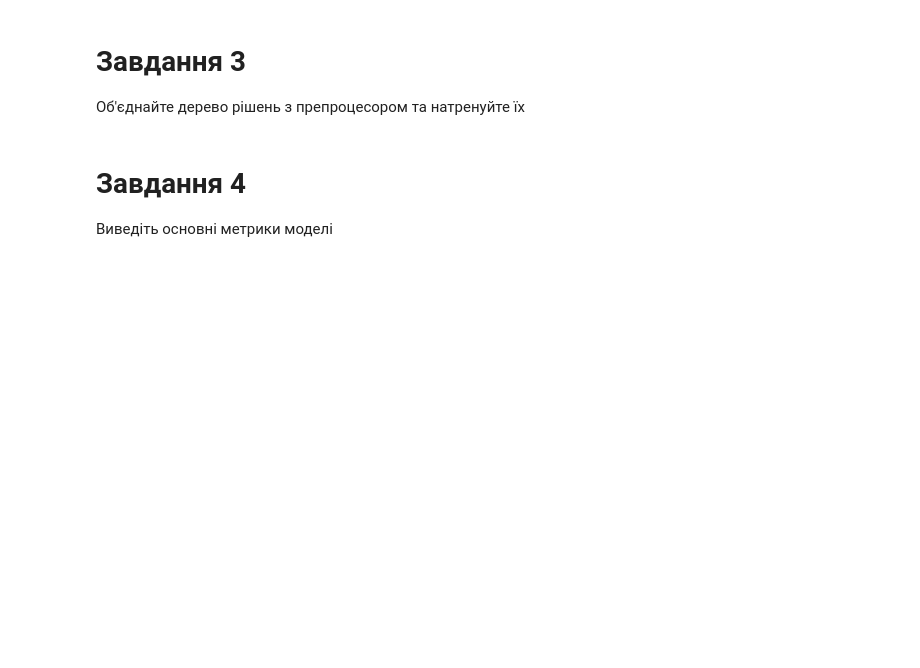
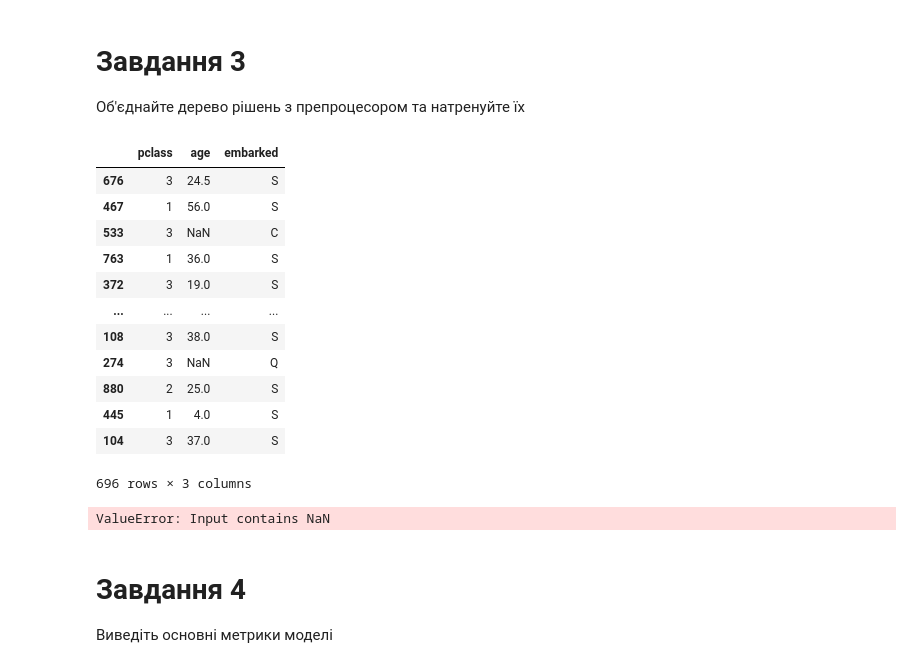
Before and after one commit to mssamoilenko/-_optuna, a Jupyter notebook: СамойленкоДЗ_8.ipynb, the cells around one changed output. Saved outputs shown, nothing was run; the diff lists cells and outputs as text; code cells hidden in the pictures; blank space fills up the shorter version.

```diff
--- a/СамойленкоДЗ_8.ipynb
+++ b/СамойленкоДЗ_8.ipynb
@@ -108,3 +120,23 @@ ColumnTransformer(transformers=[('num',
+# %%
+X_train
+# %% [output]
+|  | pclass | age | embarked |
+| 676 | 3 | 24.5 | S |
+| 467 | 1 | 56.0 | S |
+| 533 | 3 | NaN | C |
+| 763 | 1 | 36.0 | S |
+| 372 | 3 | 19.0 | S |
+| ... | ... | ... | ... |
+| 108 | 3 | 38.0 | S |
+| 274 | 3 | NaN | Q |
+| 880 | 2 | 25.0 | S |
+| 445 | 1 | 4.0 | S |
+| 104 | 3 | 37.0 | S |
+696 rows × 3 columns
+# %%
+full_model.fit(X_train, y_train)
+# %% [output]
+ValueError: Input contains NaN
 # %% [markdown]
 # Завдання 4
 Виведіть основні метрики моделі
```
Also changed, not shown: parts of 6 cells of this notebook.
